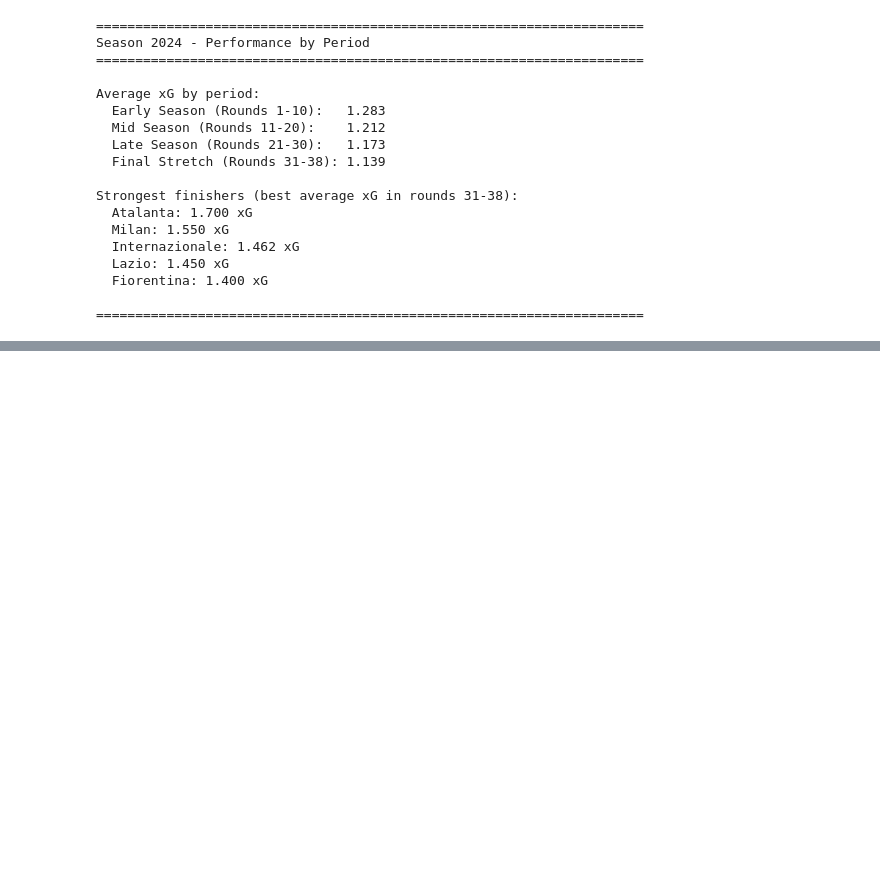
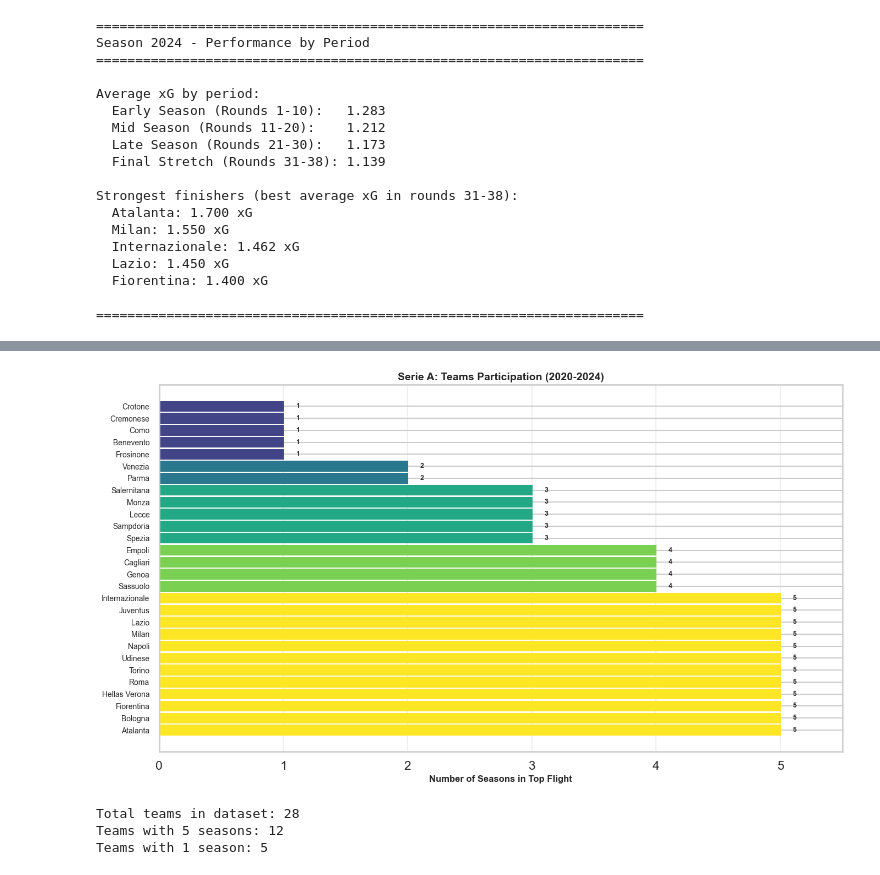
Before and after one commit to michaail/serie-a-data-analysis, a Jupyter notebook: xG_analysis.ipynb, the cells around one changed output, grey strips where cells are left out. Drawn from its saved outputs; the diff is of its cells as text; code cells hidden in the pictures; blank space fills up the shorter version.

```diff
--- a/xG_analysis.ipynb
+++ b/xG_analysis.ipynb
@@ -901,0 +1143,36 @@ Strongest finishers (best average xG in rounds 31-38):
+# %%
+# 1. Teams and how many seasons they've played in the top flight
+# Count unique seasons per team
+team_seasons_count = df.groupby('team')['season'].nunique().sort_values(ascending=False)
+
+# Create visualization
+fig, ax = plt.subplots(figsize=(14, 8))
+bars = ax.barh(range(len(team_seasons_count)), team_seasons_count.values)
+
+# Color bars based on number of seasons
+colors = plt.cm.viridis(team_seasons_count.values / team_seasons_count.max())
+for bar, color in zip(bars, colors):
+    bar.set_color(color)
+
+ax.set_yticks(range(len(team_seasons_count)))
+ax.set_yticklabels(team_seasons_count.index, fontsize=10)
+ax.set_xlabel('Number of Seasons in Top Flight', fontsize=12, fontweight='bold')
+ax.set_title('Serie A: Teams Participation (2020-2024)', fontsize=14, fontweight='bold')
+ax.grid(axis='x', alpha=0.3)
+ax.set_xlim(0, 5.5)
+
+# Add value labels
+for i, (team, count) in enumerate(team_seasons_count.items()):
+    ax.text(count + 0.1, i, str(count), va='center', fontsize=9, fontweight='bold')
+
+plt.tight_layout()
+plt.show()
+
+print(f"\nTotal teams in dataset: {len(team_seasons_count)}")
+print(f"Teams with 5 seasons: {(team_seasons_count == 5).sum()}")
+print(f"Teams with 1 season: {(team_seasons_count == 1).sum()}")
+# %% [output]
+[figure, added]
+Total teams in dataset: 28
+Teams with 5 seasons: 12
+Teams with 1 season: 5
```
Also changed, not shown: parts of 21 cells of this notebook.
